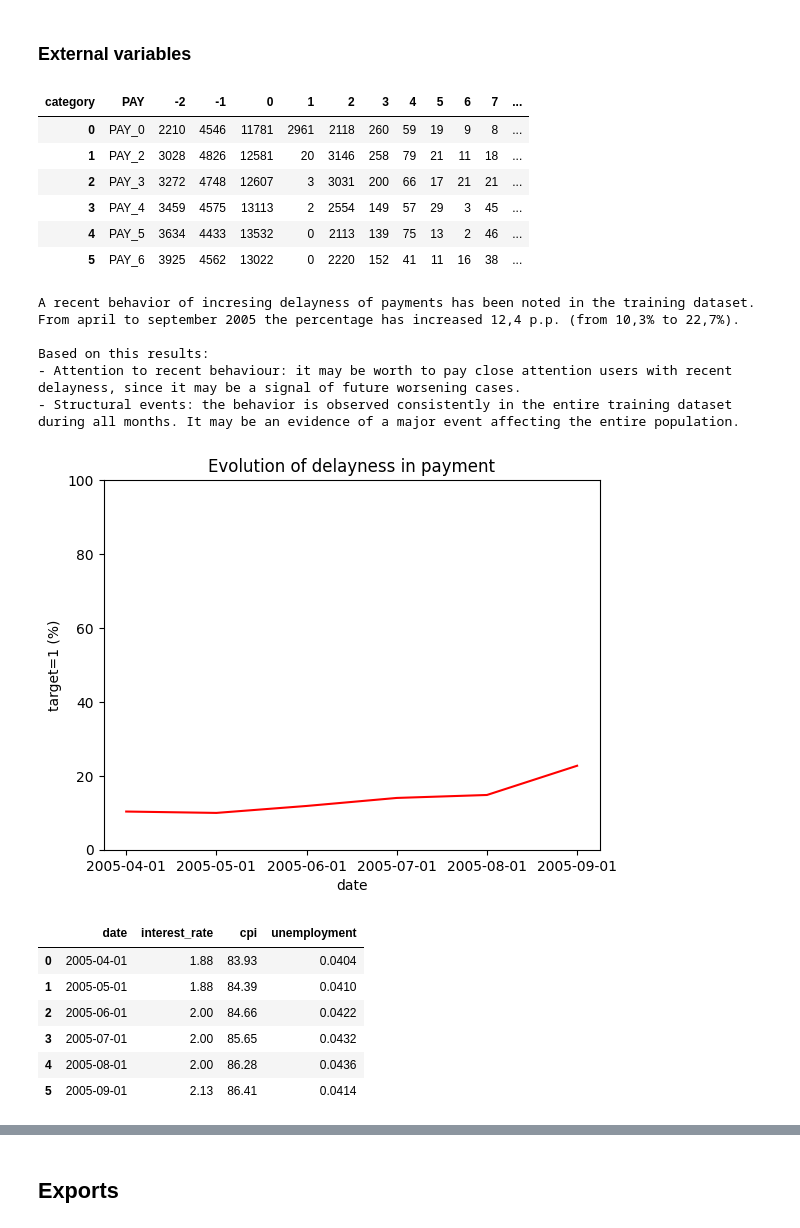
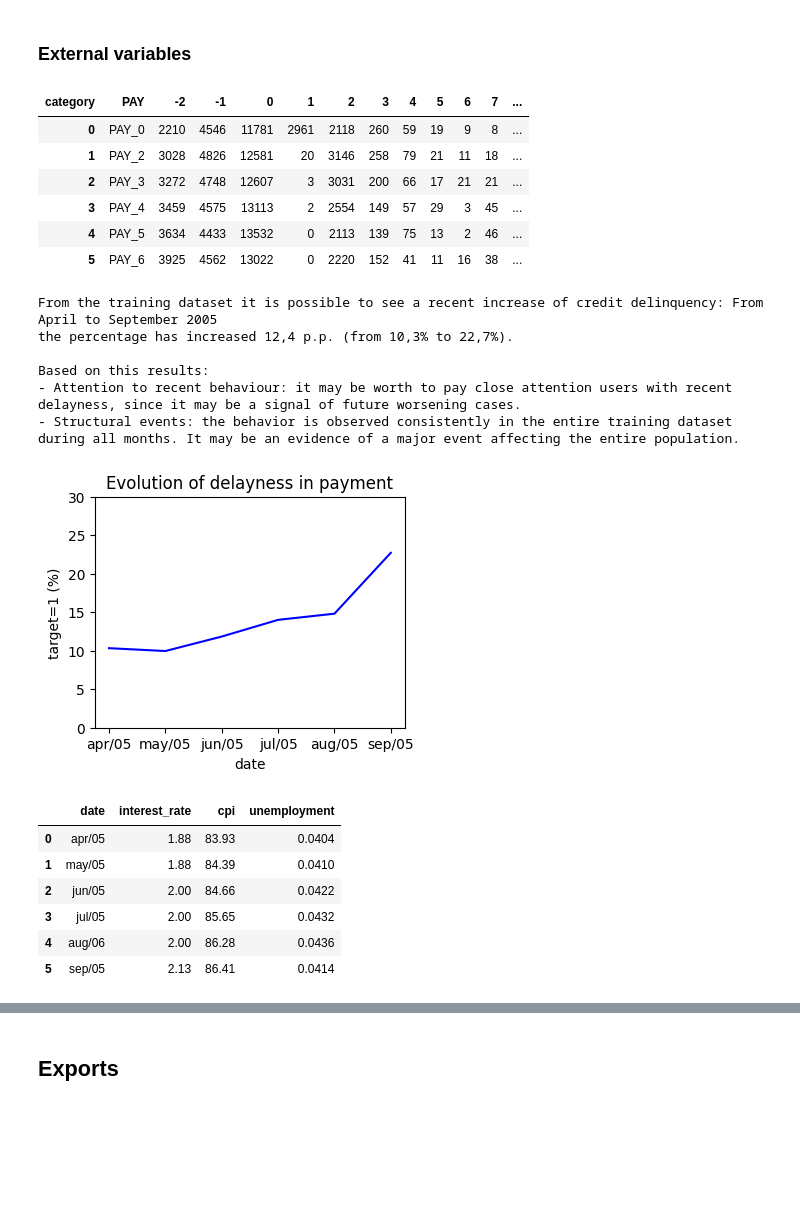
Before and after one commit to rknagao/uci_default_credit_card, a Jupyter notebook: eda.ipynb, the cells around one changed output, grey strips where cells are left out. Drawn from its saved outputs; the diff is of its cells as text; code cells hidden in the pictures; blank space fills up the shorter version.

```diff
--- a/eda.ipynb
+++ b/eda.ipynb
@@ -31,15 +32,3 @@ df.head()
 | 3 | 4 | 50000.0 | 2 | 2 | 1 | 37 | 0 | 0 | 0 | 0 | ... |
 | 4 | 5 | 50000.0 | 1 | 2 | 1 | 57 | -1 | 0 | -1 | 0 | ... |
 5 rows × 25 columns
-# %%
-# Save original variables.
-list_var = list(df.columns)
-list_var.remove('ID')
-list_var.remove('default.payment.next.month')
-list_var = list(map(lambda x: x + '\n', list_var ))
-
-with open('data/original_features.txt', 'w') as f:
-    f.writelines(list_var)
-# %%
-a = ['ae', 'afeg']
-list(map(lambda x: x + 'ef', a ))
@@ -91,12 +78,12 @@ ID
 20007    1
 Name: count, dtype: int64
 # %%
-# LIMIT_BAL > 0?
+# Is credit limit always positive?
 # If float do not have decimals, it will be turned into int.
 def remove_decimals(value):
-    if value.is_integer():
+    try:
         return int(value)
-    else:
+    except:
         return value
 
 df['LIMIT_BAL'] = df['LIMIT_BAL'].apply(remove_decimals)
@@ -573,7 +598,7 @@ _, _ = categorical_variable_hypothesis_test(
 # %% [output]
 "\n#(check)\n_, _ = categorical_variable_hypothesis_test(\n    df=df_train,\n    variable='MARRIAGE',\n    target='default.payment.next.month',\n    pvalue=0.05)\n"
 # %%
-# What categorical are relevant?
+# Massive categorial features analysis.
 list_cat_var = [
     'SEX',
     'EDUCATION',
@@ -589,7 +614,13 @@ list_cat_var = [
     'dummy_40s',
     'dummy_50s',
     'dummy_60s',
-    'dummy_over_70s'
+    'dummy_over_70s',
+    'PAY_0',
+    'PAY_2',
+    'PAY_3',
+    'PAY_4',
+    'PAY_5',
+    'PAY_6'
     ]
 
 for i in list_cat_var:
@@ -878,62 +900,72 @@ Correlation ratio: variable limit_usage with weak correlation (0.113)
 # %% [markdown]
 ### External variables
 # %%
-# How payment status evolve though time?
+# Before dwelve on aditional variables, let's analyse the historic delinquency rate through time.
+
+# Payment status features.
 list_pay_status = ['PAY_0', 'PAY_2', 'PAY_3', 'PAY_4', 'PAY_5', 'PAY_6']
+
+# Organizing the sample for plot.
 df_check = pd.melt(df_train, id_vars='ID', var_name='PAY', value_vars=list_pay_status, value_name='category')
 df_check = pd.pivot_table(df_check, index='PAY', columns='category', values='ID', aggfunc='count', fill_value=0).reset_index()
 df_check['target=0'] = df_check[[-2, -1, 0]].sum(axis=1)
 df_check['target=1'] = df_check[list(range(1, 9))].sum(axis=1)
 df_check['target=0 (%)'] = round(df_check['target=0'] / len(df_train) * 100, 2)
 df_check['target=1 (%)'] = round(df_check['target=1'] / len(df_train) * 100, 2)
-df_check['date'] = ['2005-09-01', '2005-08-01', '2005-07-01', '2005-06-01', '2005-05-01', '2005-04-01']
+df_check['date'] = ['sep/05', 'aug/05', 'jul/05', 'jun/05', 'may/05', 'apr/05']
 display(df_check)
 
-fig = sns.lineplot(df_check.sort_values('date'), x='date', y='target=1 (%)', color='red')
-fig.set(title='Evolution of delayness in payment', ylim=(0, 100))
+plt.figure(figsize=(4, 3))
+fig = sns.lineplot(df_check.sort_values('PAY', ascending=False), x='date', y='target=1 (%)', color='blue')
+fig.set(title='Evolution of delayness in payment', ylim=(0, 30))
 
 print('''
-A recent behavior of incresing delayness of payments has been noted in the training dataset.
-From april to september 2005 the percentage has increased 12,4 p.p. (from 10,3% to 22,7%).
+From the training dataset it is possible to see a recent increase of credit delinquency: From April to September 2005
+the percentage has increased 12,4 p.p. (from 10,3% to 22,7%).
 
 Based on this results:
 - Attention to recent behaviour: it may be worth to pay close attention users with recent delayness, since it may be a signal of future worsening cases.
 - Structural events: the behavior is observed consistently in the entire training dataset during all months. It may be an evidence of a major event affecting the entire population.
 ''')
 # %% [output]
 | category | PAY | -2 | -1 | 0 | 1 | 2 | 3 | 4 | 5 | 6 | 7 | ... |
 | 0 | PAY_0 | 2210 | 4546 | 11781 | 2961 | 2118 | 260 | 59 | 19 | 9 | 8 | ... |
 | 1 | PAY_2 | 3028 | 4826 | 12581 | 20 | 3146 | 258 | 79 | 21 | 11 | 18 | ... |
 | 2 | PAY_3 | 3272 | 4748 | 12607 | 3 | 3031 | 200 | 66 | 17 | 21 | 21 | ... |
 | 3 | PAY_4 | 3459 | 4575 | 13113 | 2 | 2554 | 149 | 57 | 29 | 3 | 45 | ... |
 | 4 | PAY_5 | 3634 | 4433 | 13532 | 0 | 2113 | 139 | 75 | 13 | 2 | 46 | ... |
 | 5 | PAY_6 | 3925 | 4562 | 13022 | 0 | 2220 | 152 | 41 | 11 | 16 | 38 | ... |
-A recent behavior of incresing delayness of payments has been noted in the training dataset.
-From april to september 2005 the percentage has increased 12,4 p.p. (from 10,3% to 22,7%).
+From the training dataset it is possible to see a recent increase of credit delinquency: From April to September 2005
+the percentage has increased 12,4 p.p. (from 10,3% to 22,7%).
 
 Based on this results:
 - Attention to recent behaviour: it may be worth to pay close attention users with recent delayness, since it may be a signal of future worsening cases.
 - Structural events: the behavior is observed consistently in the entire training dataset during all months. It may be an evidence of a major event affecting the entire population.
-[figure, old version]
+[figure, new version]
 # %%
+# Expanding our features abroad of existing dataset.
+# Are there external features that helps us to understand how credit delinquency are evolving though time?
+
 # Uniemployment rate: https://eng.stat.gov.tw/Point.aspx?sid=t.3&n=4202&sms=11713
 # Inflation rate (CPI): https://eng.stat.gov.tw/Point.aspx?sid=t.2&n=4201&sms=11713
+# obs: CPI is equivalent to brazillians IPCA.
 
 df_econ = pd.DataFrame({
-    'date': ['2005-04-01', '2005-05-01', '2005-06-01', '2005-07-01', '2005-08-01', '2005-09-01'],
-    'interest_rate': [1.88, 1.88, 2, 2, 2, 2.13],
+    #'date': ['2005-04-01', '2005-05-01', '2005-06-01', '2005-07-01', '2005-08-01', '2005-09-01'],
+    'date': ['apr/05', 'may/05', 'jun/05', 'jul/05', 'aug/06', 'sep/05'],
+   'interest_rate': [1.88, 1.88, 2, 2, 2, 2.13],
     'cpi': [83.93, 84.39, 84.66, 85.65, 86.28, 86.41],
     'unemployment': [0.0404, 0.041, 0.0422, 0.0432, 0.0436, 0.0414]
 })
-df_econ
+display(df_econ)
 # %% [output]
 |  | date | interest_rate | cpi | unemployment |
-| 0 | 2005-04-01 | 1.88 | 83.93 | 0.0404 |
-| 1 | 2005-05-01 | 1.88 | 84.39 | 0.0410 |
-| 2 | 2005-06-01 | 2.00 | 84.66 | 0.0422 |
-| 3 | 2005-07-01 | 2.00 | 85.65 | 0.0432 |
-| 4 | 2005-08-01 | 2.00 | 86.28 | 0.0436 |
-| 5 | 2005-09-01 | 2.13 | 86.41 | 0.0414 |
+| 0 | apr/05 | 1.88 | 83.93 | 0.0404 |
+| 1 | may/05 | 1.88 | 84.39 | 0.0410 |
+| 2 | jun/05 | 2.00 | 84.66 | 0.0422 |
+| 3 | jul/05 | 2.00 | 85.65 | 0.0432 |
+| 4 | aug/06 | 2.00 | 86.28 | 0.0436 |
+| 5 | sep/05 | 2.13 | 86.41 | 0.0414 |
 # %%
 # Plot target and macroeconomic variables.
 df_trend = pd.merge(df_econ, df_check[['date', 'target=1 (%)']], on='date', how='left')
```
Also changed, not shown: parts of 47 cells of this notebook, 3 other files.
